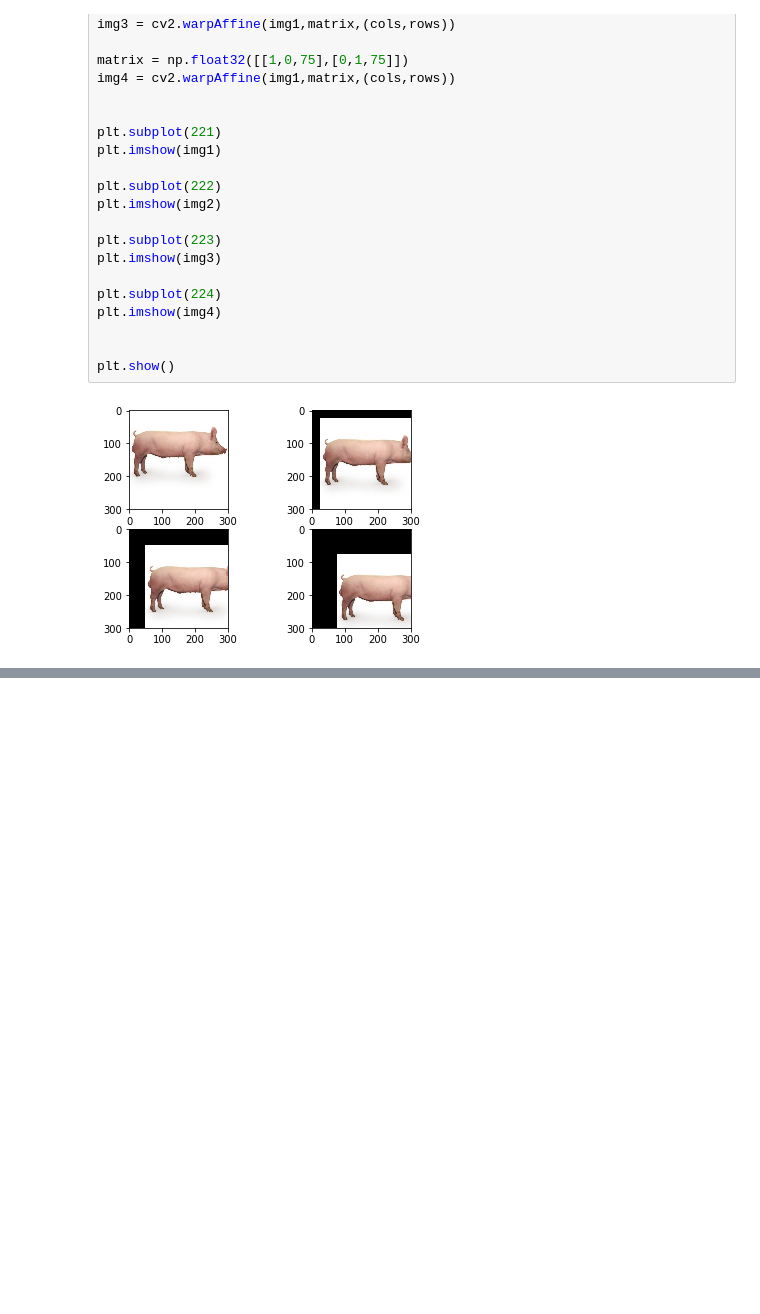
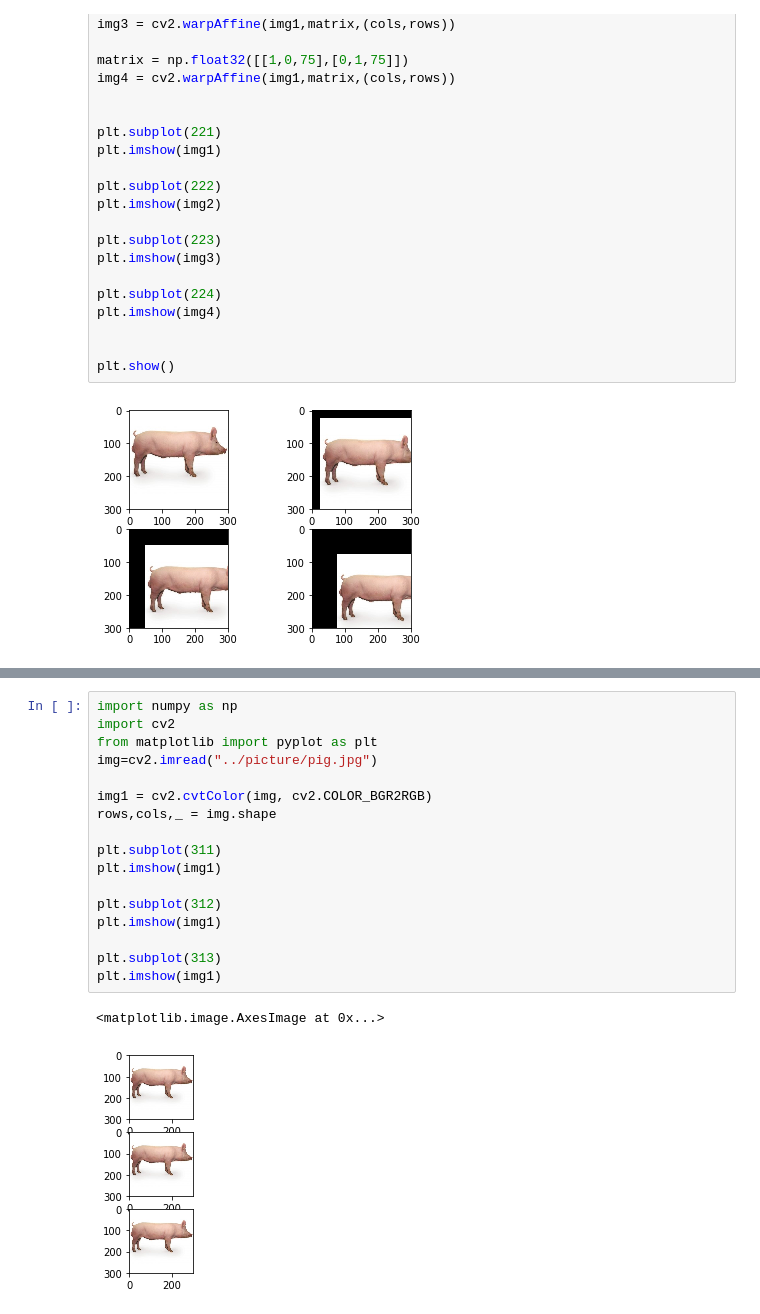
Before and after one commit to duoergun0729/adversarial_examples, a Jupyter notebook: code/4-demo.ipynb, the cells around one changed output, grey strips where cells are left out. Cells and saved outputs as stored; diff of their text form; blank space fills up the shorter version.

```diff
--- a/code/4-demo.ipynb
+++ b/code/4-demo.ipynb
@@ -178,0 +251,20 @@ plt.show()
+# %%
+import numpy as np
+import cv2
+from matplotlib import pyplot as plt
+img=cv2.imread("../picture/pig.jpg")
+
+img1 = cv2.cvtColor(img, cv2.COLOR_BGR2RGB)
+rows,cols,_ = img.shape
+
+plt.subplot(311)
+plt.imshow(img1)
+
+plt.subplot(312)
+plt.imshow(img1)
+
+plt.subplot(313)
+plt.imshow(img1)
+# %% [output]
+<matplotlib.image.AxesImage at 0x...>
+[figure, added]
```
Also changed, not shown: parts of 3 cells of this notebook.
